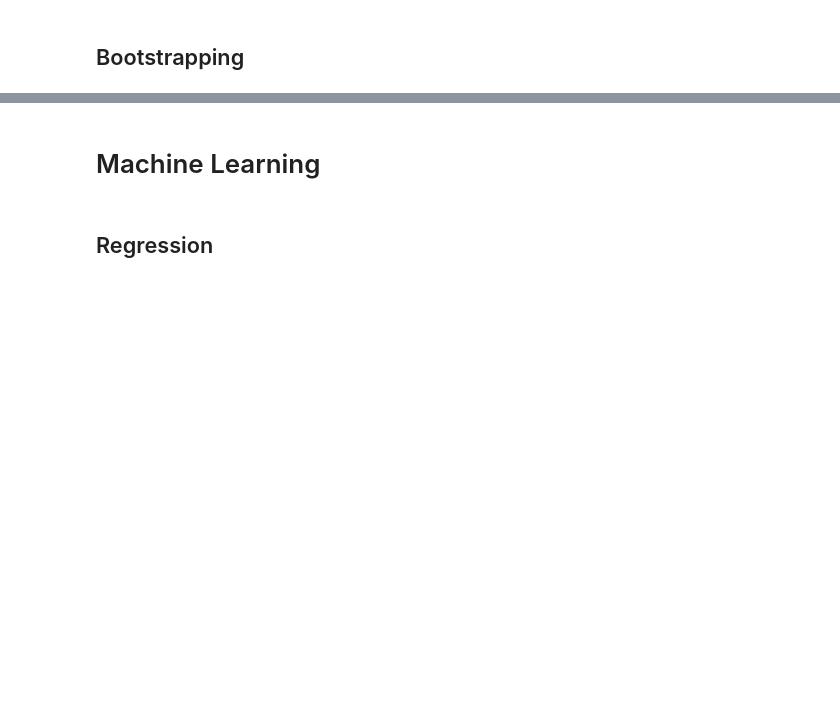
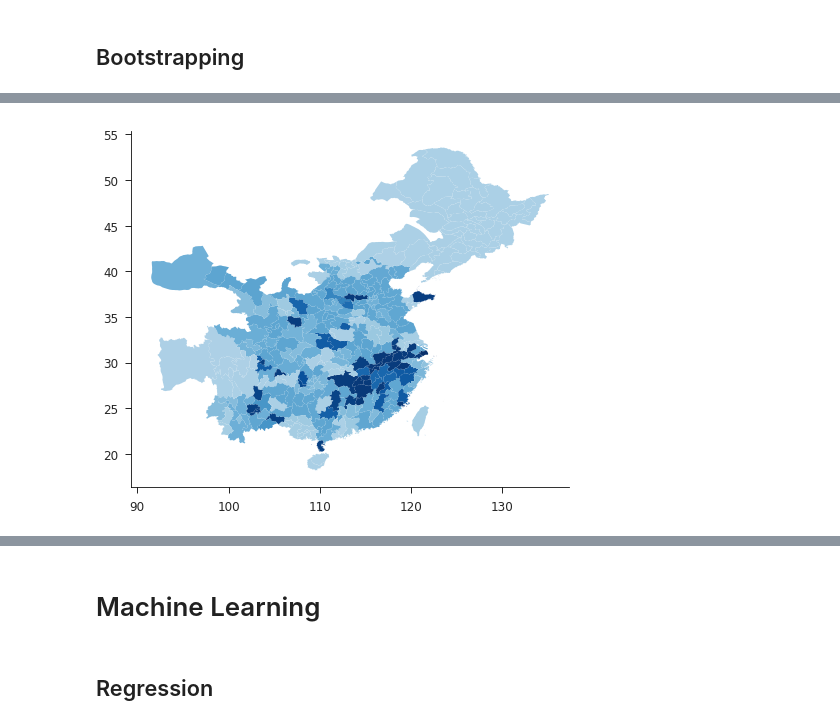
Before and after one commit to iamlemec/data_science, a Jupyter notebook: Session_2.ipynb, the cells around one changed output, grey strips where cells are left out. Saved outputs shown, nothing was run; the diff lists cells and outputs as text; code cells hidden in the pictures; blank space fills up the shorter version.

```diff
--- a/Session_2.ipynb
+++ b/Session_2.ipynb
@@ -836,0 +862,5 @@ pd.DataFrame({
+# %%
+pref = gpd.read_file('/media/Solid/data/china_firms_plus/prefect/polys/v6_time_pref_pgn_utf_wgs84.shp')
+pref = pref.rename(columns={'NAME_CH': 'name_old'})
+print(pref.shape)
+print(pref.columns)
@@ -836,0 +875,4 @@ pd.DataFrame({
+# %%
+pref.query('END_YR == 1911').plot(column='BEG_YR', cmap='Blues_r', vmax=2200, figsize=(7, 7));
+# %% [output]
+[figure, added]
```
Also changed, not shown: parts of 74 cells of this notebook.
